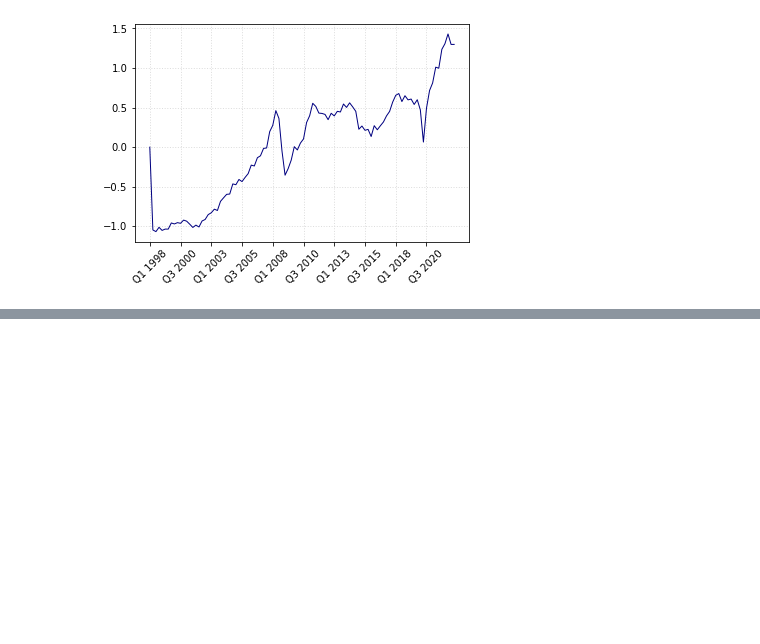
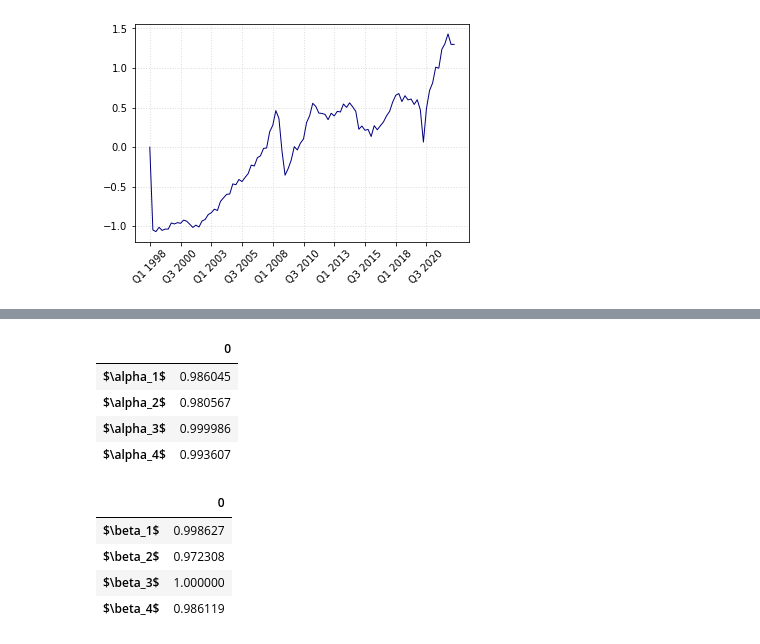
Before and after one commit to JochemvdBosch/Score-driven_Tensor_Factor_Model, a Jupyter notebook: Empirical Application.ipynb, the cells around one changed output, grey strips where cells are left out. Drawn from its saved outputs; the diff is of its cells as text; code cells hidden in the pictures; blank space fills up the shorter version.

```diff
--- a/Empirical Application.ipynb
+++ b/Empirical Application.ipynb
@@ -301,0 +339,15 @@ display(pd.concat([df_country['Income groups'],df_U_k],axis=1).groupby(by=["Inco
+# %%
+# Show estimates for A and B (not in report)
+display(pd.DataFrame(np.diag(A_hat),index=[r"$\alpha_1$",r"$\alpha_2$",r"$\alpha_3$",r"$\alpha_4$"]))
+display(pd.DataFrame(np.diag(B_hat),index=[r"$\beta_1$",r"$\beta_2$",r"$\beta_3$",r"$\beta_4$"]))
+# %% [output]
+|  | 0 |
+| $\alpha_1$ | 0.986045 |
+| $\alpha_2$ | 0.980567 |
+| $\alpha_3$ | 0.999986 |
+| $\alpha_4$ | 0.993607 |
+|  | 0 |
+| $\beta_1$ | 0.998627 |
+| $\beta_2$ | 0.972308 |
+| $\beta_3$ | 1.000000 |
+| $\beta_4$ | 0.986119 |
```
Also changed, not shown: parts of 8 cells of this notebook.
